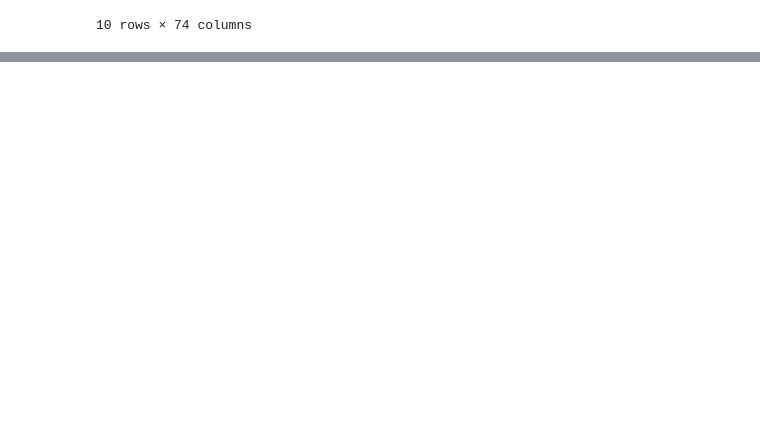
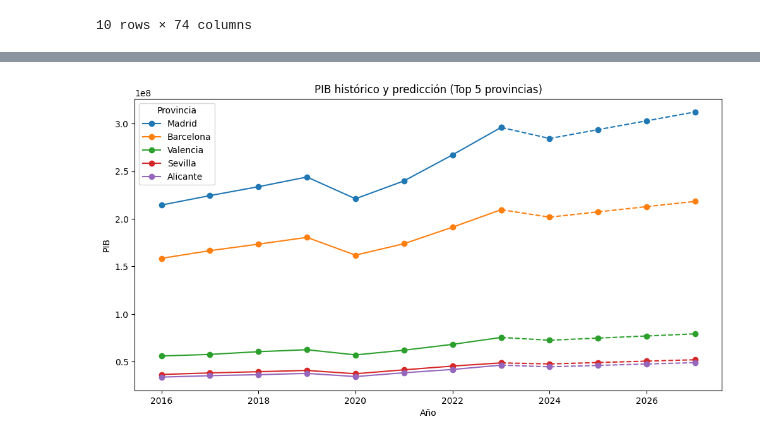
Before and after one commit to blancagomezsanz/Practica2-Tipologia-y-ciclo-de-vida-de-los-datos-, a Jupyter notebook: practica2_tipologia.ipynb, the cells around one changed output, grey strips where cells are left out. Drawn from its saved outputs; the diff is of its cells as text; code cells hidden in the pictures; blank space fills up the shorter version.

```diff
--- a/practica2_tipologia.ipynb
+++ b/practica2_tipologia.ipynb
@@ -276,0 +569,45 @@ df['Renta_neta_media_persona_2022'].iloc[0]
+# %%
+import matplotlib.pyplot as plt
+import pandas as pd
+
+fig, ax = plt.subplots(figsize=(12, 6))
+
+for provincia in top5:
+    datos_prov = df_plot[df_plot["Provincia"] == provincia].sort_values("Año")
+
+    datos_real = datos_prov[datos_prov["Tipo"] == "Real"]
+    datos_pred = datos_prov[datos_prov["Tipo"] == "Predicción"]
+
+    # Línea continua: valores reales
+    linea_real, = ax.plot(
+        datos_real["Año"],
+        datos_real["Valor"],
+        linestyle="-",
+        marker="o",
+        label=provincia
+    )
+
+    color = linea_real.get_color()
+
+    # Unimos el último dato real con los datos predichos
+    if not datos_real.empty and not datos_pred.empty:
+        datos_pred_con_inicio = pd.concat([
+            datos_real.tail(1),
+            datos_pred
+        ])
+
+        ax.plot(
+            datos_pred_con_inicio["Año"],
+            datos_pred_con_inicio["Valor"],
+            linestyle="--",
+            marker="o",
+            color=color
+        )
+
+ax.set_title("PIB histórico y predicción (Top 5 provincias)")
+ax.set_xlabel("Año")
+ax.set_ylabel("PIB")
+ax.legend(title="Provincia")
+plt.show()
+# %% [output]
+[figure, added]
```
Also changed, not shown: parts of 14 cells of this notebook, 1 other file.
